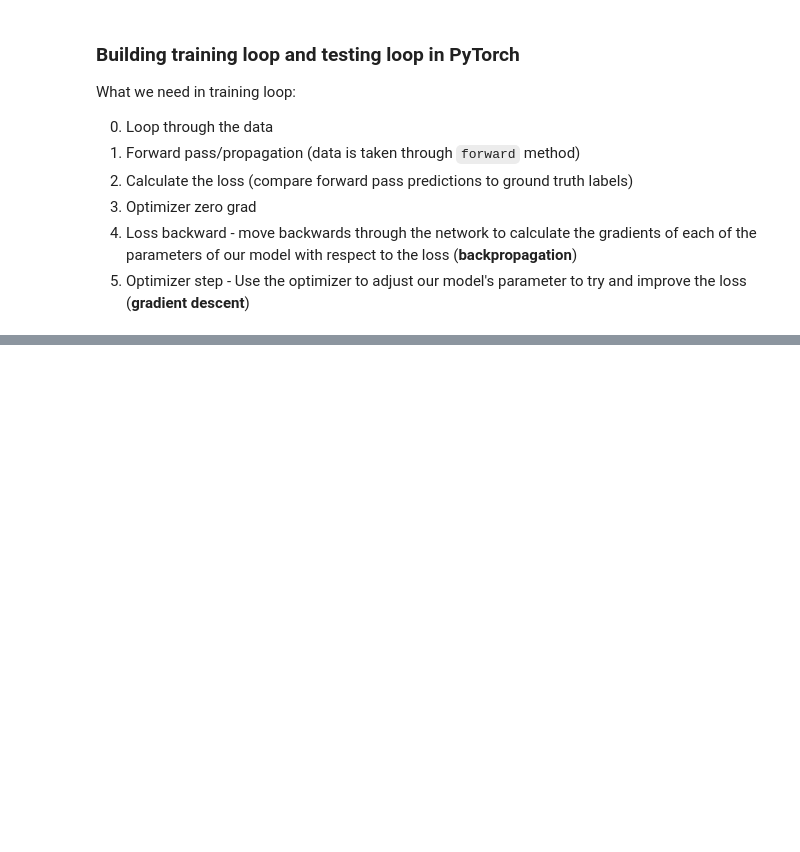
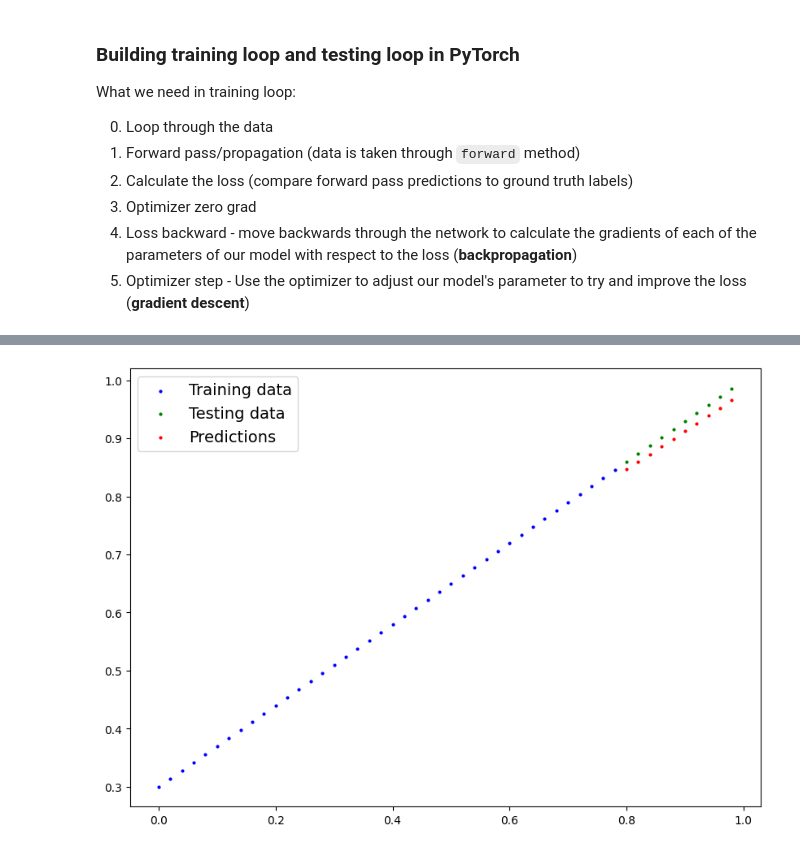
Before and after one commit to arkaseth/PyTorch-practice, a Jupyter notebook: 1PyTorch_workflow.ipynb, the cells around one changed output, grey strips where cells are left out. Drawn from its saved outputs; the diff is of its cells as text; code cells hidden in the pictures; blank space fills up the shorter version.

```diff
--- a/1PyTorch_workflow.ipynb
+++ b/1PyTorch_workflow.ipynb
@@ -257,7 +257,7 @@ OrderedDict([('weights', tensor([0.3367])), ('bias', tensor([0.1288]))])
 Loss_fn = nn.L1Loss() # Mean Absolute Error (MAE)
 
 # Set up an optimizer
-optimizer = torch.optim.SGD(params=model_0.parameters(), lr=0.01) # Stochastic Gradient Descent (SGD)
+optimizer = torch.optim.SGD(params=model_0.parameters(), lr=0.001) # Stochastic Gradient Descent (SGD)
 # %% [markdown]
 ### Building training loop and testing loop in PyTorch
 
@@ -269,9 +269,16 @@ What we need in training loop:
 3. Optimizer zero grad
 4. Loss backward - move backwards through the network to calculate the gradients of each of the parameters of our model with respect to the loss (**backpropagation**)
 5. Optimizer step - Use the optimizer to adjust our model's parameter to try and improve the loss (**gradient descent**)
+# %%
+# Init results for observation (store actual values, not references)
+results = []
+params = list(model_0.parameters())
+results.append((params[0].item(), params[1].item()))
 # %%
+# torch.manual_seed(42)
+
 # 1 epoch is one loop through the data
-epochs = 1
+epochs = 1500 # Actually converges around 1750
 
 ### Training
 # 0. Loop through the data
@@ -284,6 +291,7 @@ for epoch in range(epochs):
 
     # 2. Calculate the loss
     loss = Loss_fn(y_pred, y_train)
+    print(f"Loss: {loss}")
 
     # 3. Optimizer zero grad, clear old gradients
     optimizer.zero_grad()
@@ -294,5 +302,8 @@ for epoch in range(epochs):
     # 5. Step the optimizer (perform gradient descent), update parameters
     optimizer.step() # by default, how the optimizer changes will accumulate through the loop, so zero them at the start of the next iteration (step 3)
 
+    # Save to results
+    params = list(model_0.parameters())
+    results.append((params[0].item(), params[1].item()))
     ### Testing
     # model_0.eval()
@@ -298,0 +352,9 @@ for epoch in range(epochs):
+# %%
+# Make predictions now
+with torch.inference_mode():
+    y_preds = model_0.forward(X_test)
+
+# Plot
+plot_predictions(predictions=y_preds)
+# %% [output]
+[figure, added]
```
Also changed, not shown: parts of 2 cells of this notebook.
